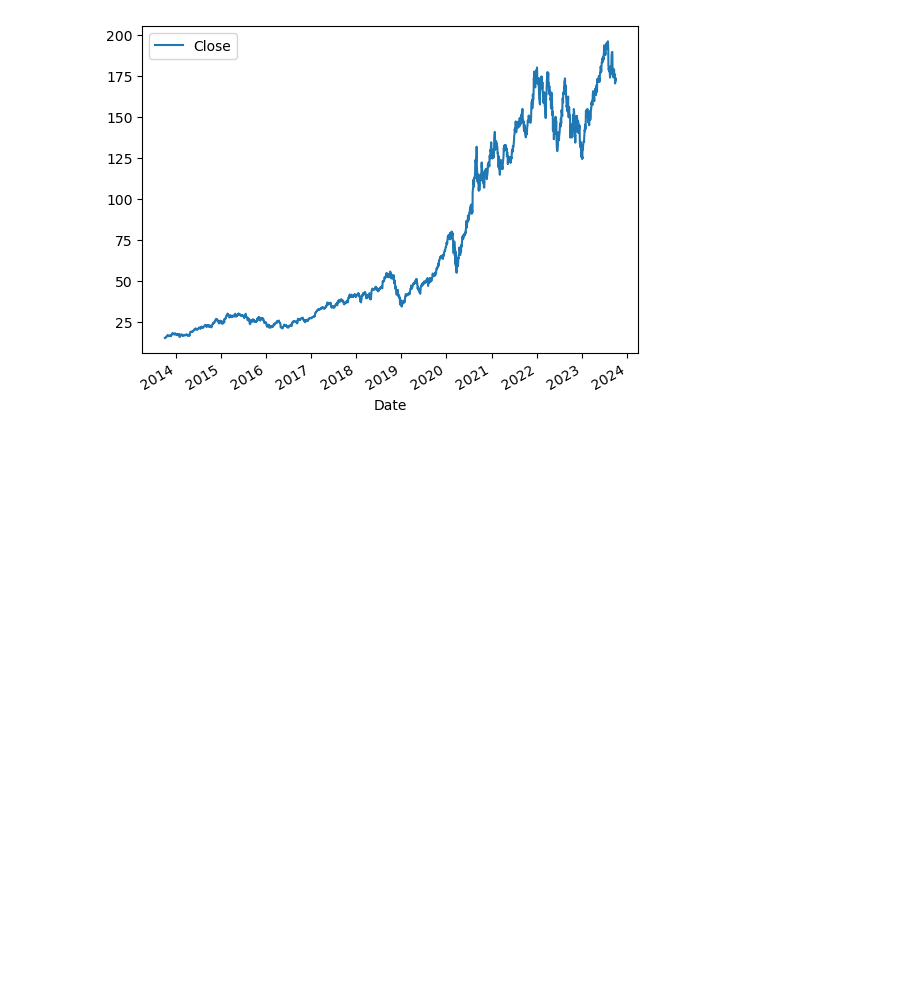
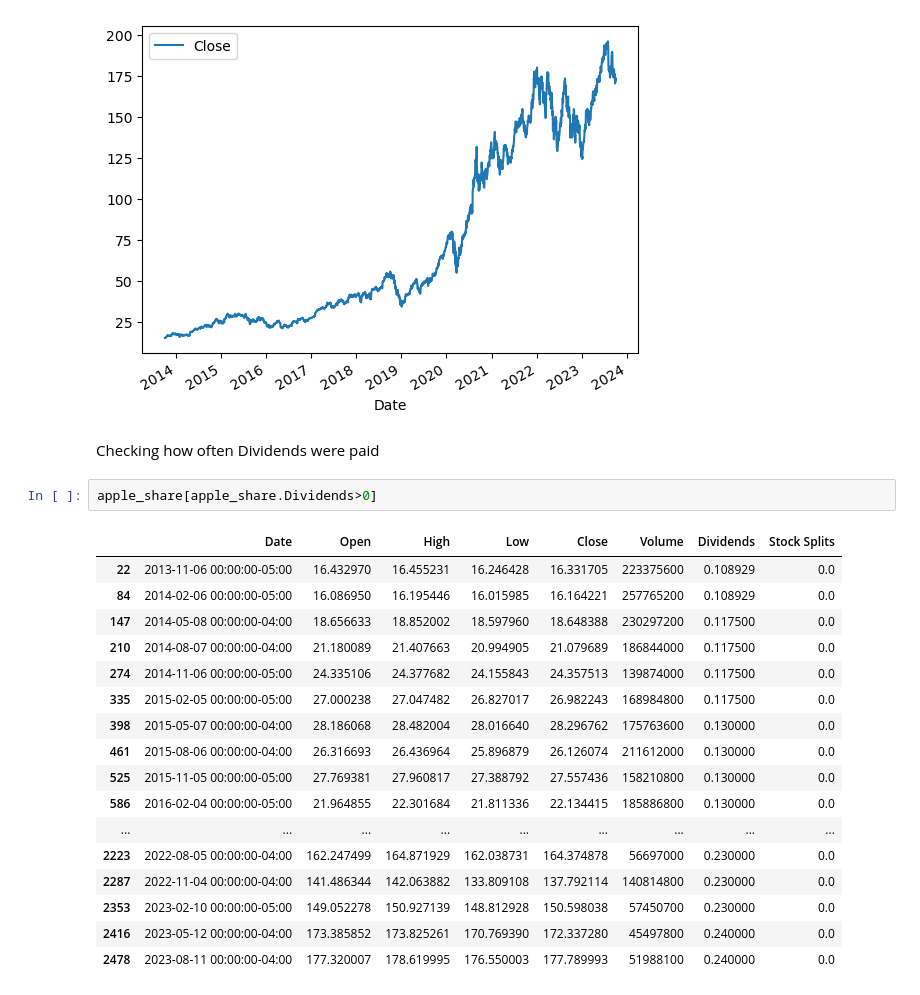
Before and after one commit to EdgarPoeAllan/Stock-prices, a Jupyter notebook: Stock--prices.ipynb, the cells around one changed output. Drawn from its saved outputs; the diff is of its cells as text; blank space fills up the shorter version.

```diff
--- a/Stock--prices.ipynb
+++ b/Stock--prices.ipynb
@@ -67,3 +79,25 @@ apple_share.plot(x='Date',y='Close')
 # %% [output]
 <Axes: xlabel='Date'>
 [figure]
+# %% [markdown]
+Checking how often Dividends were paid
+# %%
+apple_share[apple_share.Dividends>0]
+# %% [output]
+|  | Date | Open | High | Low | Close | Volume | Dividends | Stock Splits |
+| 22 | 2013-11-06 00:00:00-05:00 | 16.432970 | 16.455231 | 16.246428 | 16.331705 | 223375600 | 0.108929 | 0.0 |
+| 84 | 2014-02-06 00:00:00-05:00 | 16.086950 | 16.195446 | 16.015985 | 16.164221 | 257765200 | 0.108929 | 0.0 |
+| 147 | 2014-05-08 00:00:00-04:00 | 18.656633 | 18.852002 | 18.597960 | 18.648388 | 230297200 | 0.117500 | 0.0 |
+| 210 | 2014-08-07 00:00:00-04:00 | 21.180089 | 21.407663 | 20.994905 | 21.079689 | 186844000 | 0.117500 | 0.0 |
+| 274 | 2014-11-06 00:00:00-05:00 | 24.335106 | 24.377682 | 24.155843 | 24.357513 | 139874000 | 0.117500 | 0.0 |
+| 335 | 2015-02-05 00:00:00-05:00 | 27.000238 | 27.047482 | 26.827017 | 26.982243 | 168984800 | 0.117500 | 0.0 |
+| 398 | 2015-05-07 00:00:00-04:00 | 28.186068 | 28.482004 | 28.016640 | 28.296762 | 175763600 | 0.130000 | 0.0 |
+| 461 | 2015-08-06 00:00:00-04:00 | 26.316693 | 26.436964 | 25.896879 | 26.126074 | 211612000 | 0.130000 | 0.0 |
+| 525 | 2015-11-05 00:00:00-05:00 | 27.769381 | 27.960817 | 27.388792 | 27.557436 | 158210800 | 0.130000 | 0.0 |
+| 586 | 2016-02-04 00:00:00-05:00 | 21.964855 | 22.301684 | 21.811336 | 22.134415 | 185886800 | 0.130000 | 0.0 |
+| ... | ... | ... | ... | ... | ... | ... | ... | ... |
+| 2223 | 2022-08-05 00:00:00-04:00 | 162.247499 | 164.871929 | 162.038731 | 164.374878 | 56697000 | 0.230000 | 0.0 |
+| 2287 | 2022-11-04 00:00:00-04:00 | 141.486344 | 142.063882 | 133.809108 | 137.792114 | 140814800 | 0.230000 | 0.0 |
+| 2353 | 2023-02-10 00:00:00-05:00 | 149.052278 | 150.927139 | 148.812928 | 150.598038 | 57450700 | 0.230000 | 0.0 |
+| 2416 | 2023-05-12 00:00:00-04:00 | 173.385852 | 173.825261 | 170.769390 | 172.337280 | 45497800 | 0.240000 | 0.0 |
+| 2478 | 2023-08-11 00:00:00-04:00 | 177.320007 | 178.619995 | 176.550003 | 177.789993 | 51988100 | 0.240000 | 0.0 |
```
Also changed, not shown: parts of 13 cells of this notebook.
